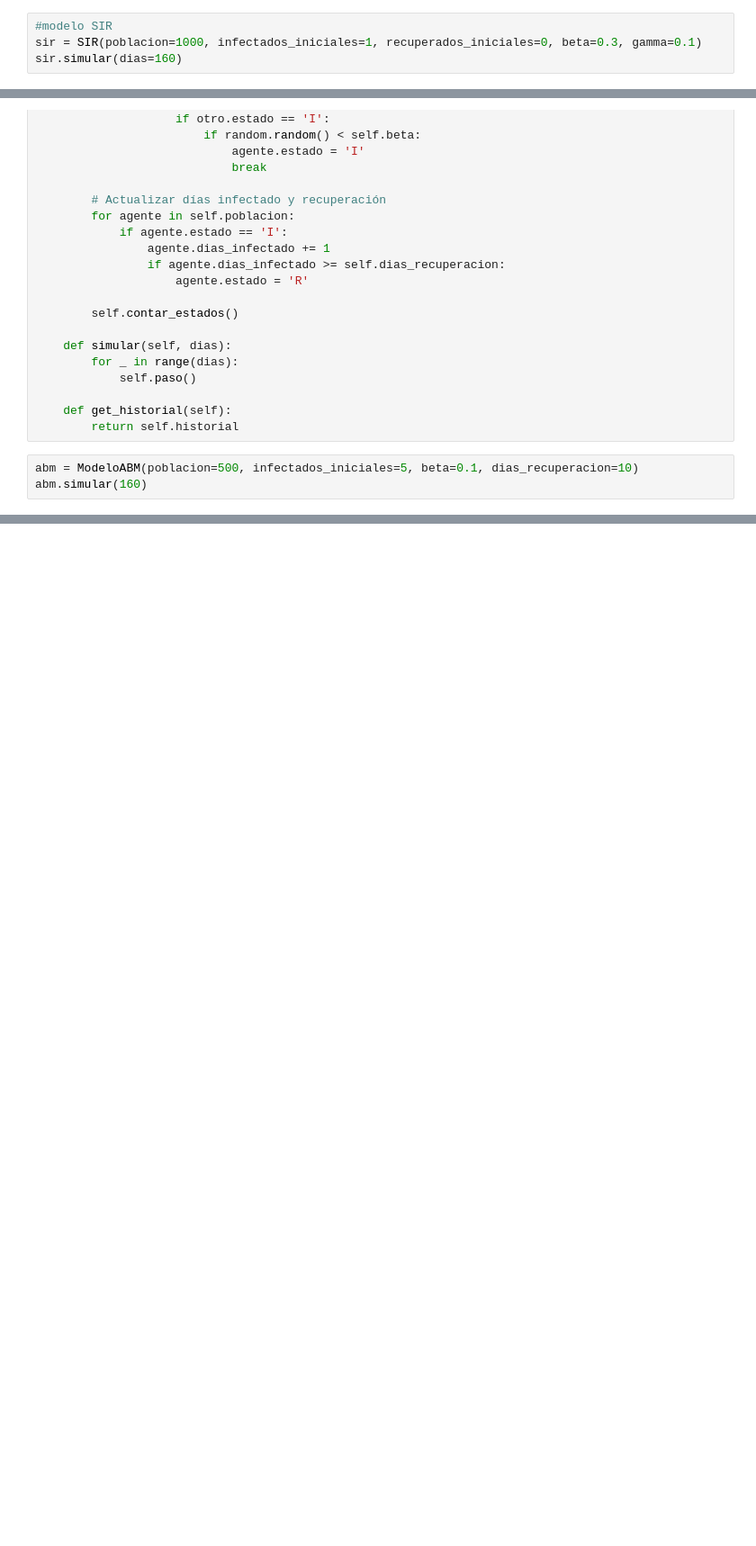
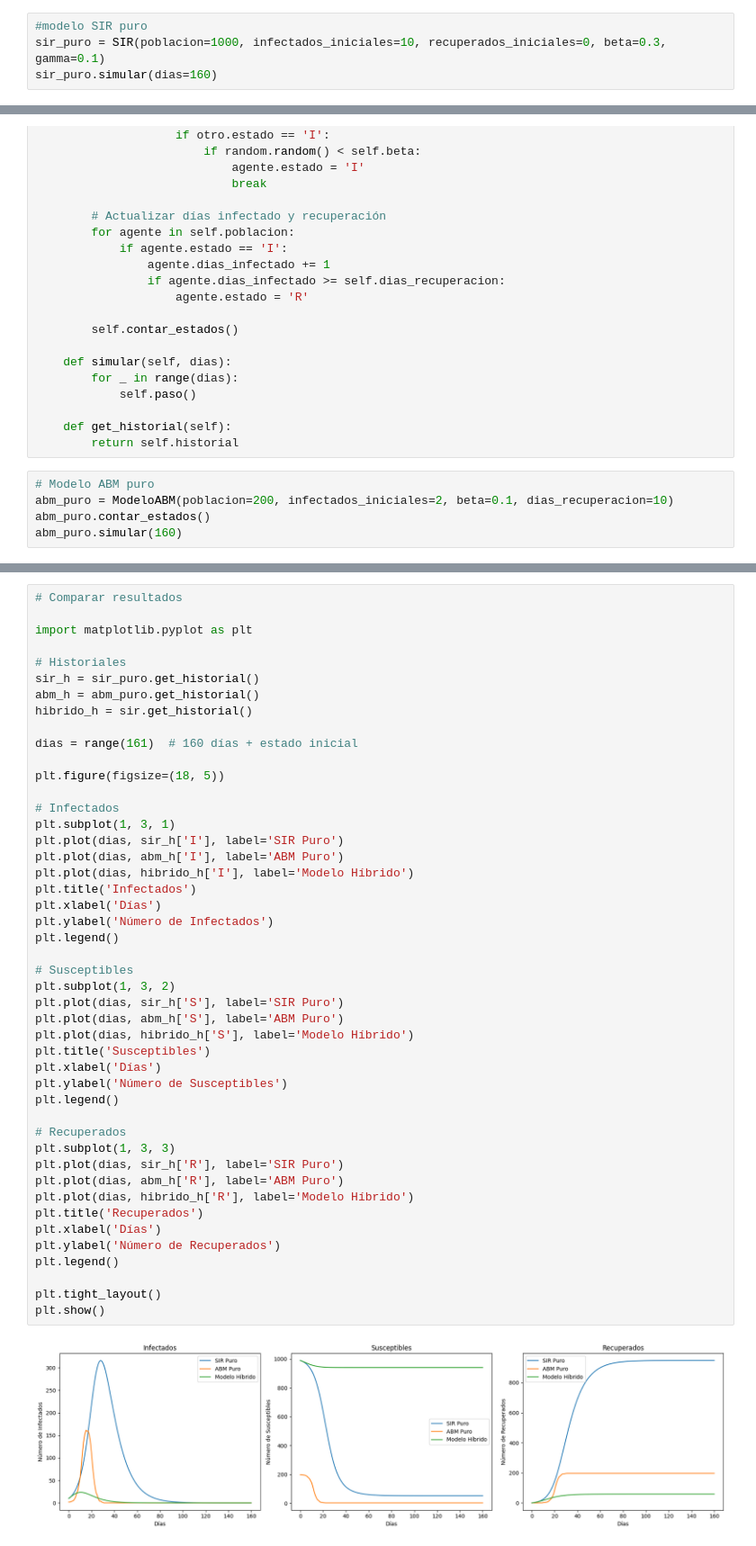
Before and after one commit to angelargd8/HDT1-modsim, a Jupyter notebook: main.ipynb, the cells around one changed output, grey strips where cells are left out. Shown at 90% size. Drawn from its saved outputs; the diff is of its cells as text; blank space fills up the shorter version.

Commit message:
Modelo hibrido

```diff
--- a/main.ipynb
+++ b/main.ipynb
@@ -92,9 +92,9 @@ class SIR:
     def get_historial(self):
         return self.historial
 # %%
-#modelo SIR
-sir = SIR(poblacion=1000, infectados_iniciales=1, recuperados_iniciales=0, beta=0.3, gamma=0.1)
-sir.simular(dias=160)
+#modelo SIR puro
+sir_puro = SIR(poblacion=1000, infectados_iniciales=10, recuperados_iniciales=0, beta=0.3, gamma=0.1)
+sir_puro.simular(dias=160)
 # %%
 ## MODELO BASE DE AGENTE
 
@@ -162,5 +162,7 @@ class ModeloABM:
     def get_historial(self):
         return self.historial
 # %%
-abm = ModeloABM(poblacion=500, infectados_iniciales=5, beta=0.1, dias_recuperacion=10)
-abm.simular(160)
+# Modelo ABM puro
+abm_puro = ModeloABM(poblacion=200, infectados_iniciales=2, beta=0.1, dias_recuperacion=10)
+abm_puro.contar_estados()
+abm_puro.simular(160)
@@ -166,0 +247,48 @@ abm.simular(160)
+# %%
+# Comparar resultados
+
+import matplotlib.pyplot as plt
+
+# Historiales
+sir_h = sir_puro.get_historial()
+abm_h = abm_puro.get_historial()
+hibrido_h = sir.get_historial()
+
+dias = range(161)  # 160 días + estado inicial
+
+plt.figure(figsize=(18, 5))
+
+# Infectados
+plt.subplot(1, 3, 1)
+plt.plot(dias, sir_h['I'], label='SIR Puro')
+plt.plot(dias, abm_h['I'], label='ABM Puro')
+plt.plot(dias, hibrido_h['I'], label='Modelo Híbrido')
+plt.title('Infectados')
+plt.xlabel('Días')
+plt.ylabel('Número de Infectados')
+plt.legend()
+
+# Susceptibles
+plt.subplot(1, 3, 2)
+plt.plot(dias, sir_h['S'], label='SIR Puro')
+plt.plot(dias, abm_h['S'], label='ABM Puro')
+plt.plot(dias, hibrido_h['S'], label='Modelo Híbrido')
+plt.title('Susceptibles')
+plt.xlabel('Días')
+plt.ylabel('Número de Susceptibles')
+plt.legend()
+
+# Recuperados
+plt.subplot(1, 3, 3)
+plt.plot(dias, sir_h['R'], label='SIR Puro')
+plt.plot(dias, abm_h['R'], label='ABM Puro')
+plt.plot(dias, hibrido_h['R'], label='Modelo Híbrido')
+plt.title('Recuperados')
+plt.xlabel('Días')
+plt.ylabel('Número de Recuperados')
+plt.legend()
+
+plt.tight_layout()
+plt.show()
+# %% [output]
+[figure, added]
```
Also changed, not shown: parts of 3 cells of this notebook.
